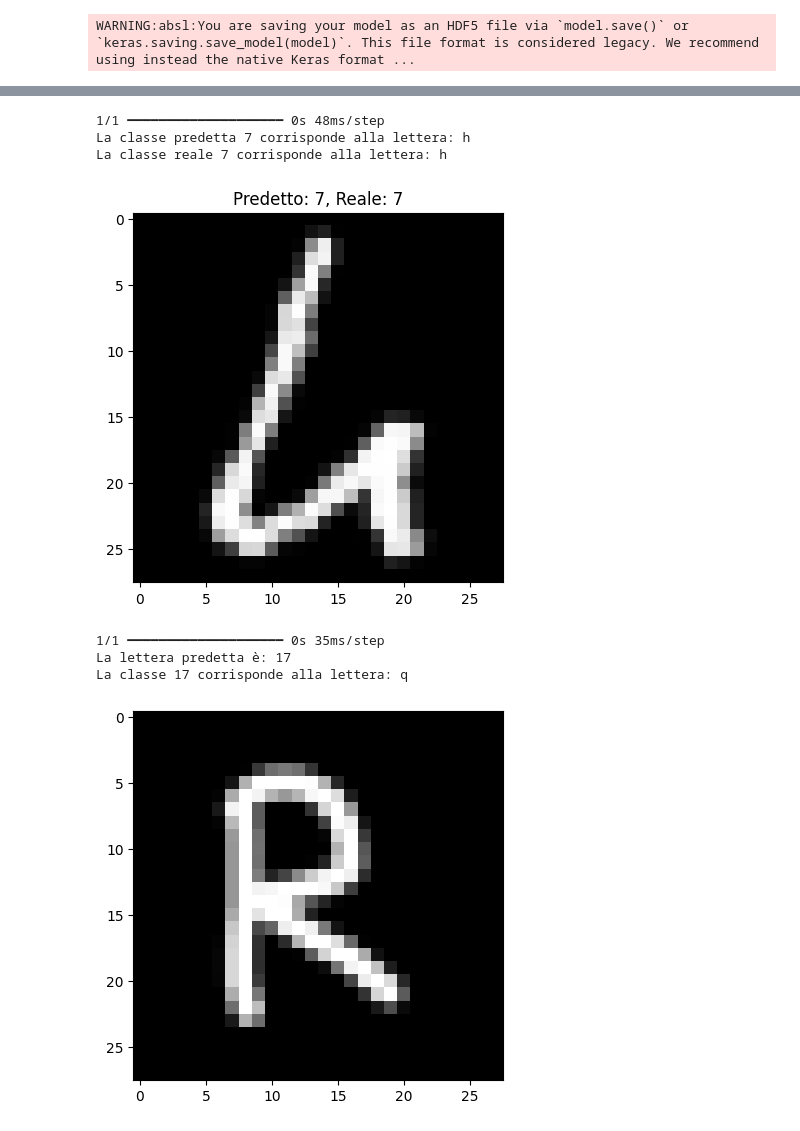
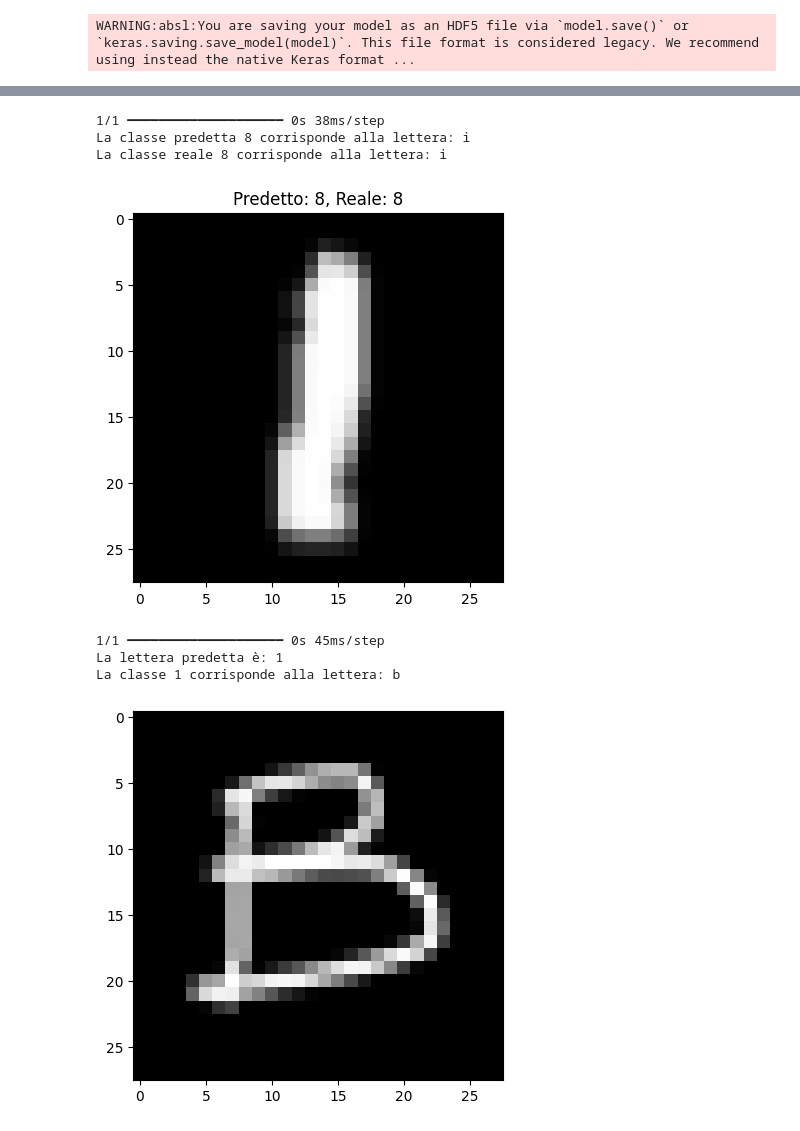
Before and after one commit to SamueleCostantini/Progetto-ai-coloring-grid, a Jupyter notebook: training-modello.ipynb, the cells around one changed output, grey strips where cells are left out. Drawn from its saved outputs; the diff is of its cells as text; code cells hidden in the pictures.

```diff
--- a/training-modello.ipynb
+++ b/training-modello.ipynb
@@ -130,6 +176,18 @@ Label 26: Letter Z
 print("Dimensione train_images:", train_images.shape)
 # %% [output]
 Dimensione train_images: (124800, 28, 28, 1)
+# %%
+#data augmentation
+from tensorflow.keras.preprocessing.image import ImageDataGenerator
+
+datagen = ImageDataGenerator(
+    rotation_range=10,
+    width_shift_range=0.1,
+    height_shift_range=0.1,
+    zoom_range=0.1
+)
+
+datagen.fit(train_images)
 # %%
 import numpy as np
 import tensorflow as tf
@@ -206,8 +264,9 @@ Model: "sequential"
  Trainable params: 243,610 (951.60 KB)
  Non-trainable params: 0 (0.00 B)
 # %%
-history = model.fit(train_images, train_labels, epochs=10, batch_size=64,
-                    validation_data=(test_images, test_labels))
+history = model.fit(datagen.flow(train_images, train_labels, batch_size=64),
+          epochs=15,
+          validation_data=(test_images, test_labels))
 
 # Valutazione del modello sul test set
 test_loss, test_acc = model.evaluate(test_images, test_labels, verbose=2)
@@ -262,46 +321,46 @@ print(f"La classe reale {test_labels[random_number][0]} corrisponde alla lettera
 
 plt.show()
 # %% [output]
-1/1 ━━━━━━━━━━━━━━━━━━━━ 0s 48ms/step
-La classe predetta 7 corrisponde alla lettera: h
-La classe reale 7 corrisponde alla lettera: h
+1/1 ━━━━━━━━━━━━━━━━━━━━ 0s 38ms/step
+La classe predetta 8 corrisponde alla lettera: i
+La classe reale 8 corrisponde alla lettera: i
-[figure, old version]
+[figure, new version]
 # %%
 # prompt: test model with image called "L.png"
 
 from PIL import Image
 import numpy as np
 
 # Carica l'immagine
-img = Image.open("R.png").convert("L")  # Converti in scala di grigi
+img = Image.open("costum-test/B-1.png").convert("L")  # Converti in scala di grigi
 
 # Ridimensiona l'immagine a 28x28 pixel
 img = img.resize((28, 28))
 
 # Converti l'immagine in un array NumPy
 img_array = np.array(img)
 
 # Normalizza i pixel (da 0-255 a 0-1)
 img_array = img_array / 255.0
 img_array = 1 - img_array
 plt.imshow(img_array, cmap="gray")
 # Ridimensiona per la CNN (aggiunta del canale)
 img_array = img_array.reshape(1, 28, 28, 1)
 #plt.imshow(img_array, cmap="gray")
 # Carica il modello
 #model = tf.keras.models.load_model("letter_recognition_model.h5")
 
 # Fai la previsione
 prediction = model.predict(img_array)
 
 # Stampa la previsione
 predicted_digit = np.argmax(prediction)
 print(f"La lettera predetta è: {predicted_digit}")
-predicted_letter = chr(predicted_digit + ord('a') -1 )  # Converte la classe in lettera
+predicted_letter = chr(predicted_digit + ord('a') )  # Converte la classe in lettera
 
 print(f"La classe {predicted_digit} corrisponde alla lettera: {predicted_letter}")
 # %% [output]
-1/1 ━━━━━━━━━━━━━━━━━━━━ 0s 35ms/step
-La lettera predetta è: 17
-La classe 17 corrisponde alla lettera: q
+1/1 ━━━━━━━━━━━━━━━━━━━━ 0s 45ms/step
+La lettera predetta è: 1
+La classe 1 corrisponde alla lettera: b
-[figure, old version]
+[figure, new version]
```
Also changed, not shown: parts of 5 cells of this notebook, 7 other files.
